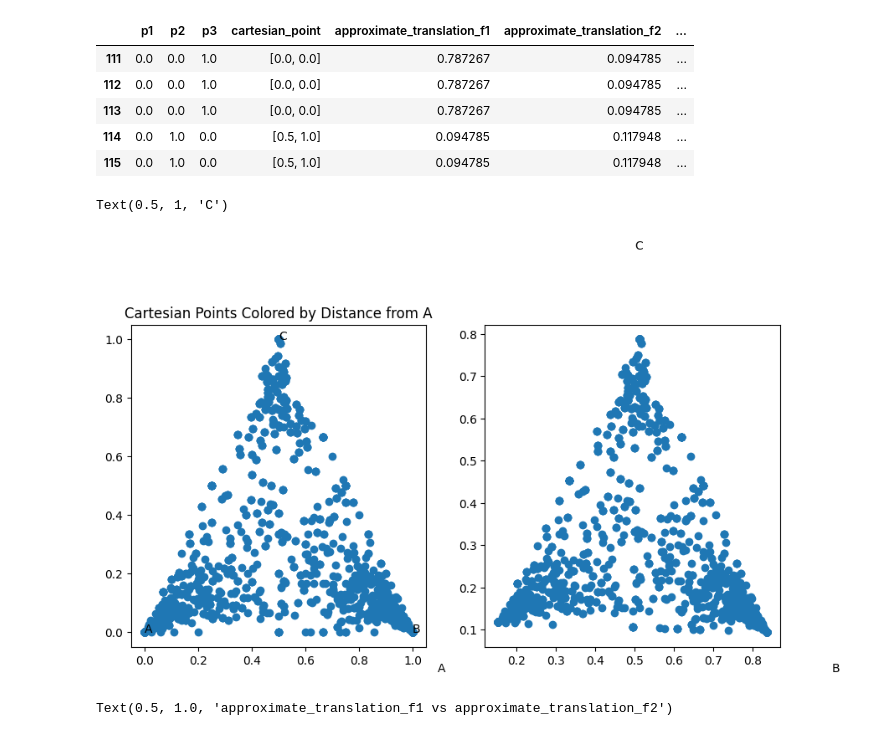
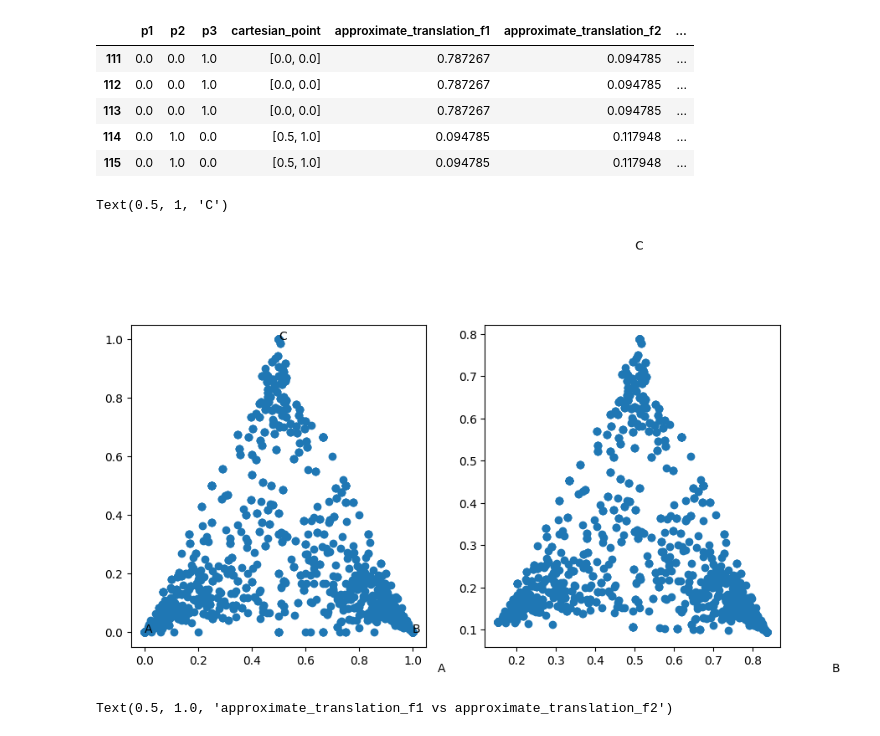
Before and after one commit to JackCurragh/Metric-Analysis, a Jupyter notebook: triplet_periodicity/triangle.ipynb, the cells around one changed output. Saved outputs shown, nothing was run; the diff lists cells and outputs as text; code cells hidden in the pictures.

```diff
--- a/triplet_periodicity/triangle.ipynb
+++ b/triplet_periodicity/triangle.ipynb
@@ -7,6 +29,23 @@ import numpy as np
 df = pd.read_csv("../../RibosomeProfiler/sample_data/annotated_read_df_cleaned.csv")
 # %%
 def create_profile_df(df, transcript_id):
+    '''
+    Creates a dataframe with the number of reads at each a-site for a given transcript
+
+    Parameters
+    ----------
+    df : pandas dataframe
+        dataframe with the annotated read data
+
+    transcript_id : string
+        transcript id of the transcript to create the profile for
+
+    Returns
+    -------
+    profile_df : pandas dataframe
+        dataframe with the number of reads at each a-site for a given transcript
+    '''
+
     df_subset = df[df['transcript_id'].str.contains(transcript_id)]
     profile = []
     for g in df_subset.groupby('a_site'):
@@ -21,6 +60,11 @@ def create_profile_df(df, transcript_id):
     return profile_df
 # %%
 def proportion_of_kmer(profile_df, k):
+    '''
+    get proportion of reads with predicted a-sites in each frame for sequence of length k
+
+    paramters
+    '''
     proportion = []
     count = 0
     for i in range(0, profile_df['a_site'].max()-(k -1), k):
@@ -376,26 +465,25 @@ merged[['p1', 'p2', 'p3','cartesian_point', 'approximate_translation_f1', 'appro
 # %%
 import matplotlib.pyplot as plt
 
 # plot cartesian_point and approximate_translation_cartesian_point side by side
 fig, (ax1, ax2) = plt.subplots(1, 2, figsize=(10, 5))
 
 # plot cartesian_point
 ax1.scatter(merged['cartesian_point'].apply(lambda x: x[0]), merged['cartesian_point'].apply(lambda x: x[1]))
 ax1.text(0, 0, 'A')
 ax1.text(1, 0, 'B')
 ax1.text(0.5, 1, 'C')
 
 # title
-ax1.set_title('Cartesian Points Colored by Distance from A')
 
 # plot approximate_translation_cartesian_point
 ax2.scatter(merged['approximate_translation_cartesian_point'].apply(lambda x: x[0]), merged['approximate_translation_cartesian_point'].apply(lambda x: x[1]))
 ax2.text(0, 0, 'A')
 ax2.text(1, 0, 'B')
 ax2.text(0.5, 1, 'C')
 # %% [output]
 Text(0.5, 1, 'C')
-[figure, old version]
+[figure, new version]
 # %%
 # plot p1 vs p2 and approximate_translation_f1 vs approximate_translation_f2 side by side
 fig, (ax1, ax2) = plt.subplots(1, 2, figsize=(10, 5))
```
Also changed, not shown: parts of 33 cells of this notebook.
